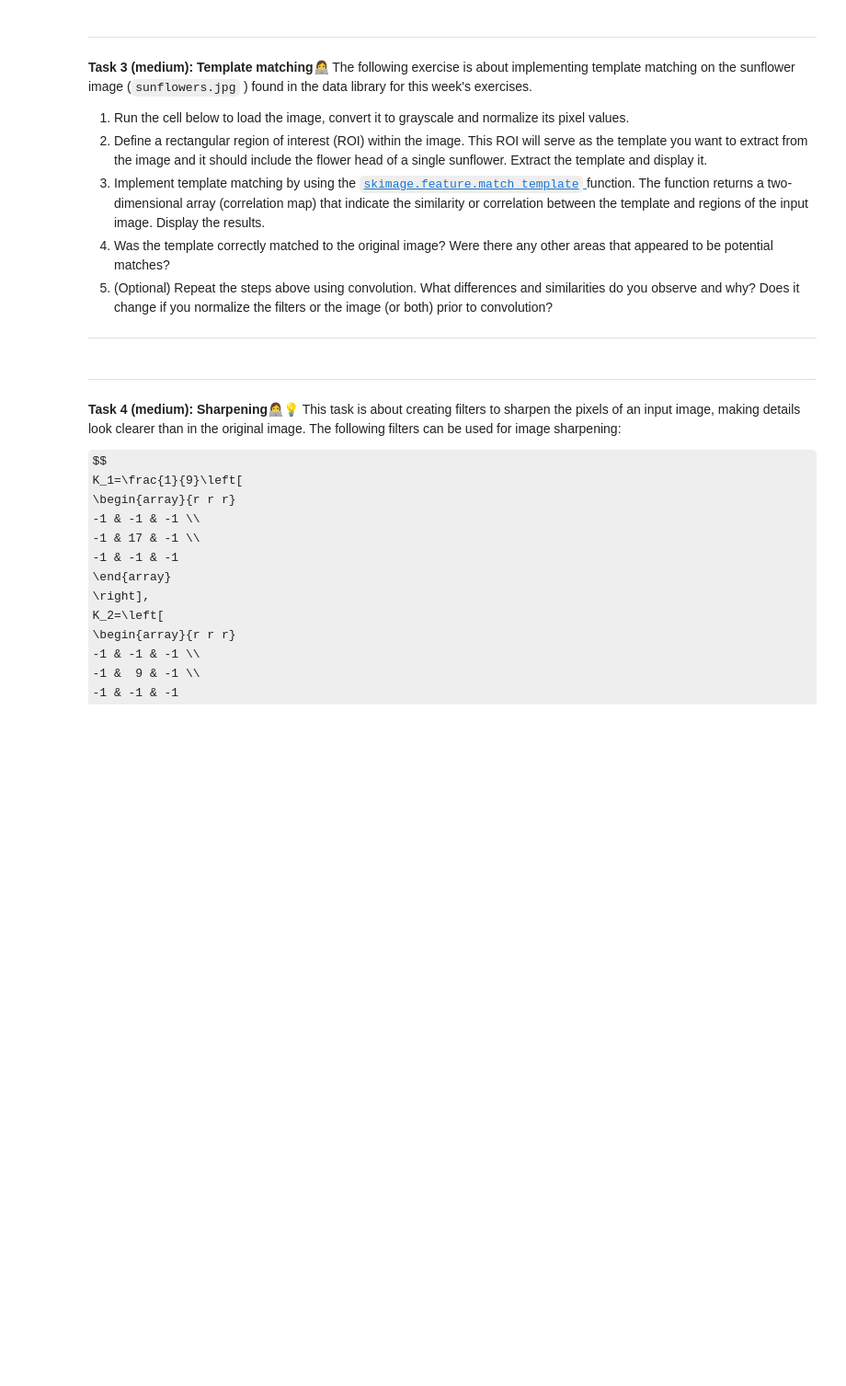
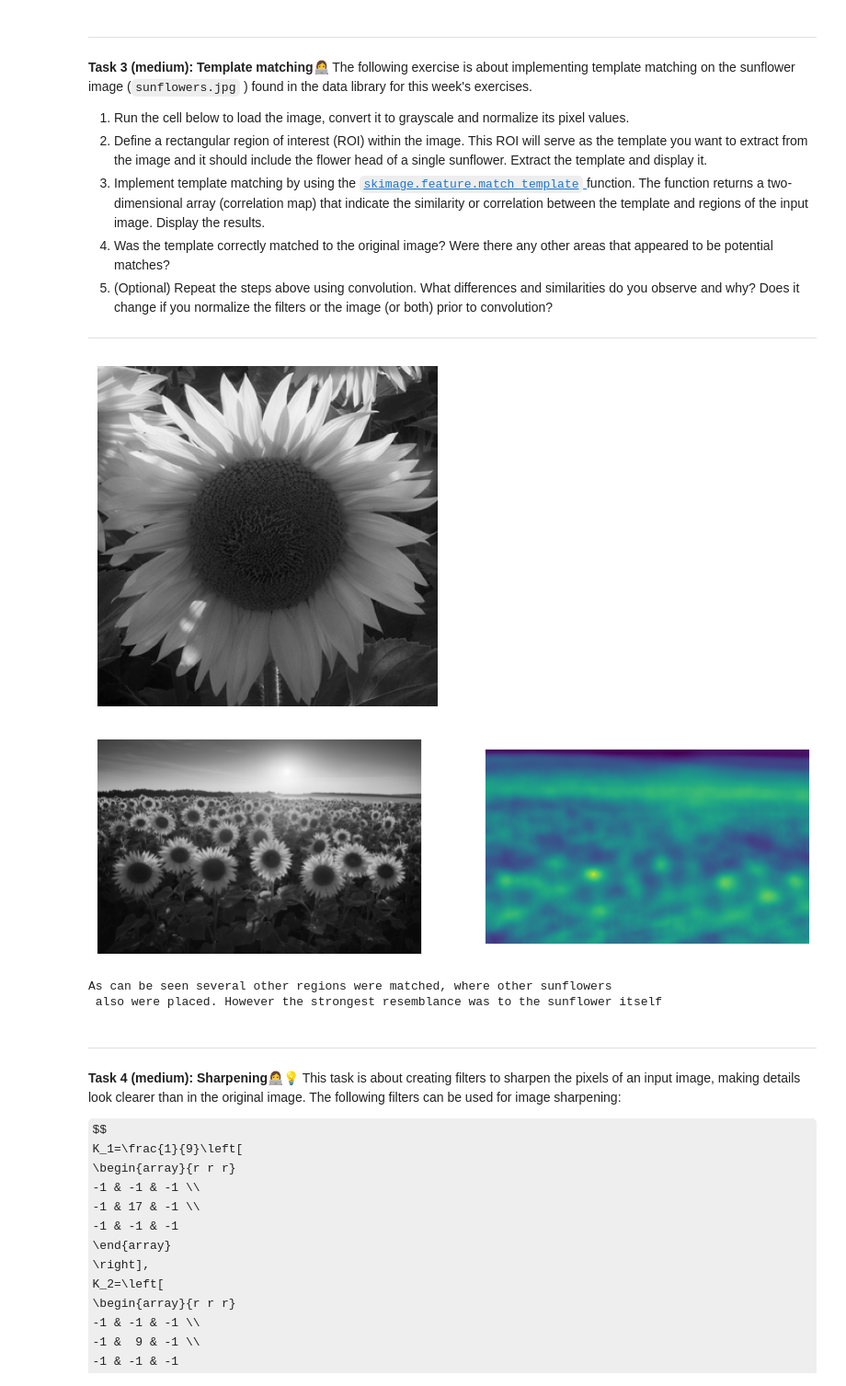
Before and after one commit to Casper2411/MachineLearningExercises, a Jupyter notebook: W08/02-filter_basics.ipynb, the cells around one changed output. Shown at 92% size. Saved outputs shown, nothing was run; the diff lists cells and outputs as text; code cells hidden in the pictures; some formulas as TeX source; blank space fills up the shorter version.

```diff
--- a/W08/02-filter_basics.ipynb
+++ b/W08/02-filter_basics.ipynb
@@ -150,8 +261,41 @@ The following exercise is about implementing template matching on the sunflower
 # %%
 img = io.imread("data/sunflowers.jpg")
 img = color.rgb2gray(img).astype(np.float32)/255.
 
-# write your solution here
+# -------- 2 ----------
+flo_l =600
+flo_r = 925
+flo_t = 700
+flo_b = 1025
+sunflower = img[flo_t:flo_b, flo_l:flo_r]
+plt.imshow(sunflower, cmap='gray')
+plt.axis('off')
+plt.show()
+
+# ----------- 3 -----------
+result = feature.match_template(img, sunflower)
+plt.figure(figsize=(10, 4))
+
+plt.subplot(1, 2, 1)
+plt.imshow(img, cmap='gray')
+plt.axis('off')
+
+plt.subplot(1, 2, 2)
+plt.imshow(result)
+plt.axis('off')
+
+plt.show()
+
+# ---------- 4 ----------
+print(" --- 4 --- As can be seen several other regions were matched, where other sunflowers \n also were placed. However the strongest resemblance was to the sunflower itself")
+
+# ---------- 5 --------
+# NOT implemnted
+# %% [output]
+[figure, added]
+[figure, added]
+As can be seen several other regions were matched, where other sunflowers
+ also were placed. However the strongest resemblance was to the sunflower itself
 # %% [markdown]
 
 ---
```
Also changed, not shown: parts of 6 cells of this notebook, 2 other files.
